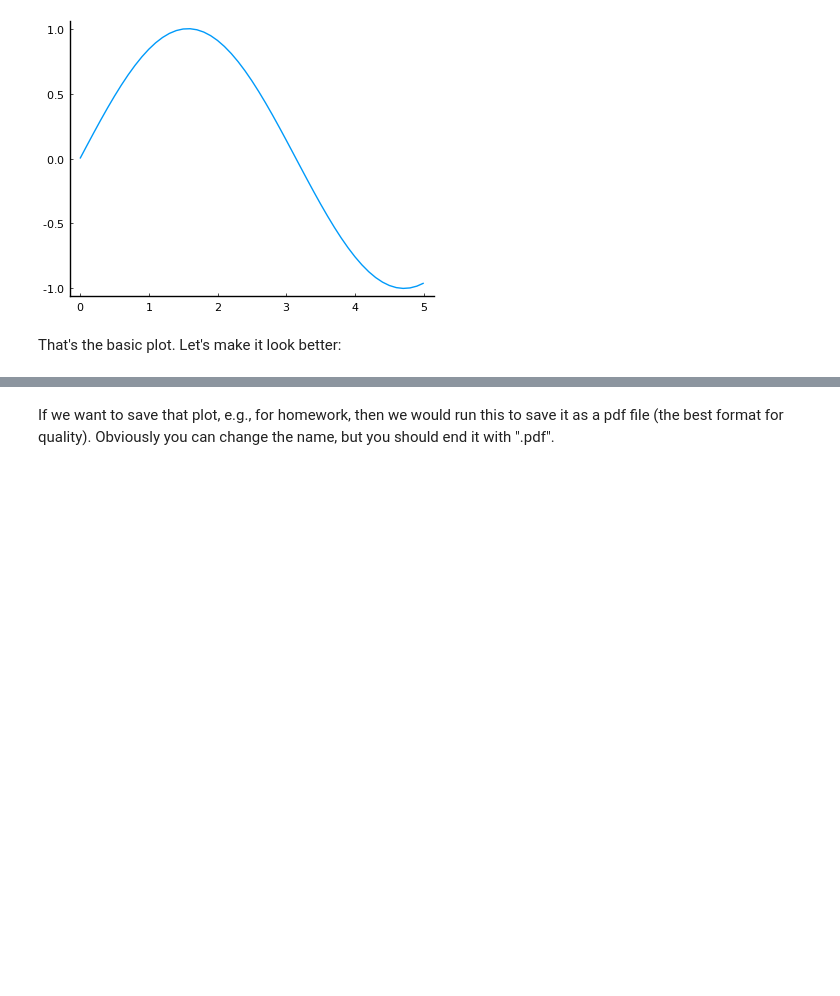
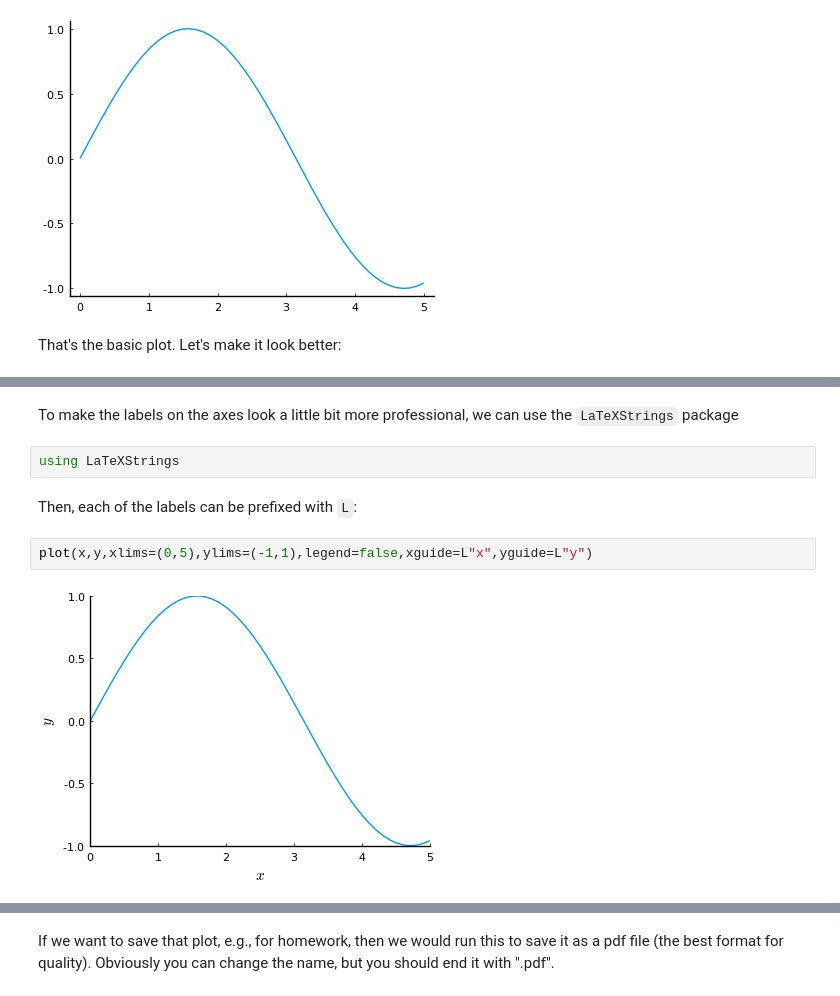
Before and after one commit to UCLAMAEThreads/MAE103, a Jupyter notebook: notebook/0.1-WelcomeToJulia.ipynb, the cells around one changed output, grey strips where cells are left out. Saved outputs shown, nothing was run; the diff lists cells and outputs as text; blank space fills up the shorter version.

```diff
--- a/notebook/0.1-WelcomeToJulia.ipynb
+++ b/notebook/0.1-WelcomeToJulia.ipynb
@@ -83,2 +94,13 @@ ps = plot(x,y,xlims=(0,5),ylims=(-1,1),legend=false,xguide="x",yguide="y")
 # %% [output]
 [figure]
+# %% [markdown]
+To make the labels on the axes look a little bit more professional, we can
+use the `LaTeXStrings` package
+# %%
+using LaTeXStrings
+# %% [markdown]
+Then, each of the labels can be prefixed with `L`:
+# %%
+plot(x,y,xlims=(0,5),ylims=(-1,1),legend=false,xguide=L"x",yguide=L"y")
+# %% [output]
+[figure, added]
```
Also changed, not shown: parts of 12 cells of this notebook, 5 other files.
